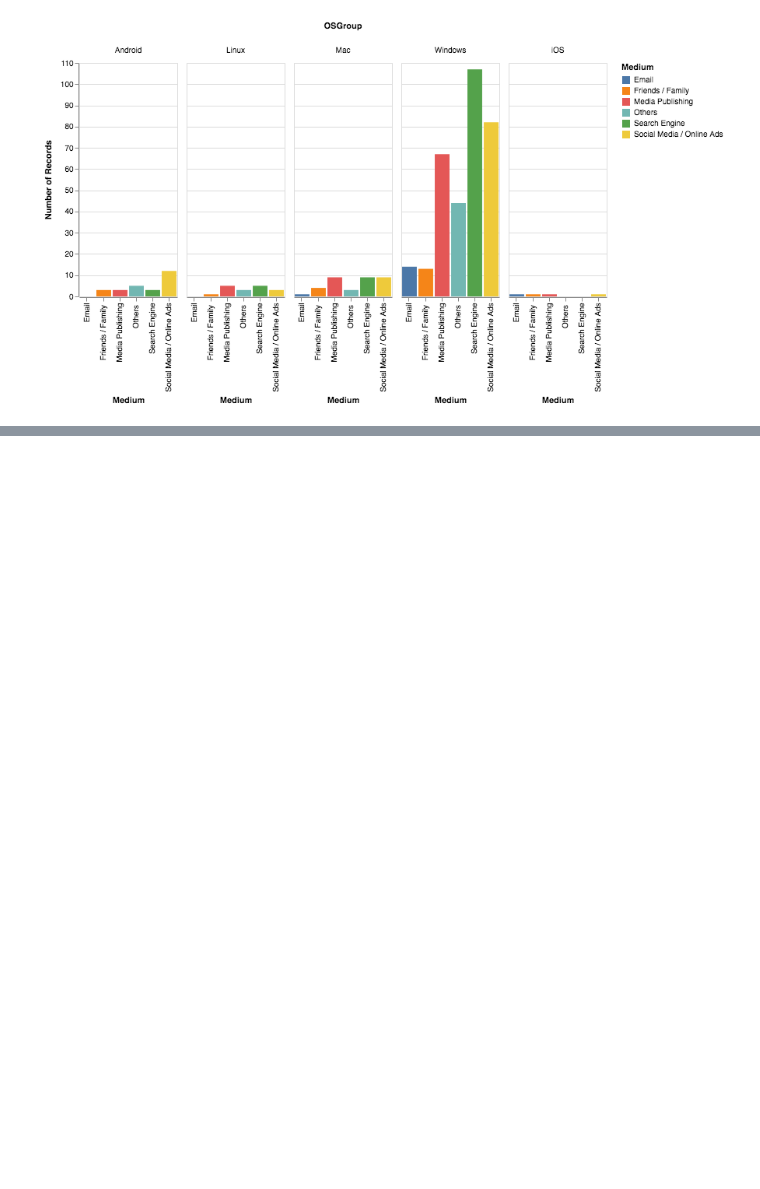
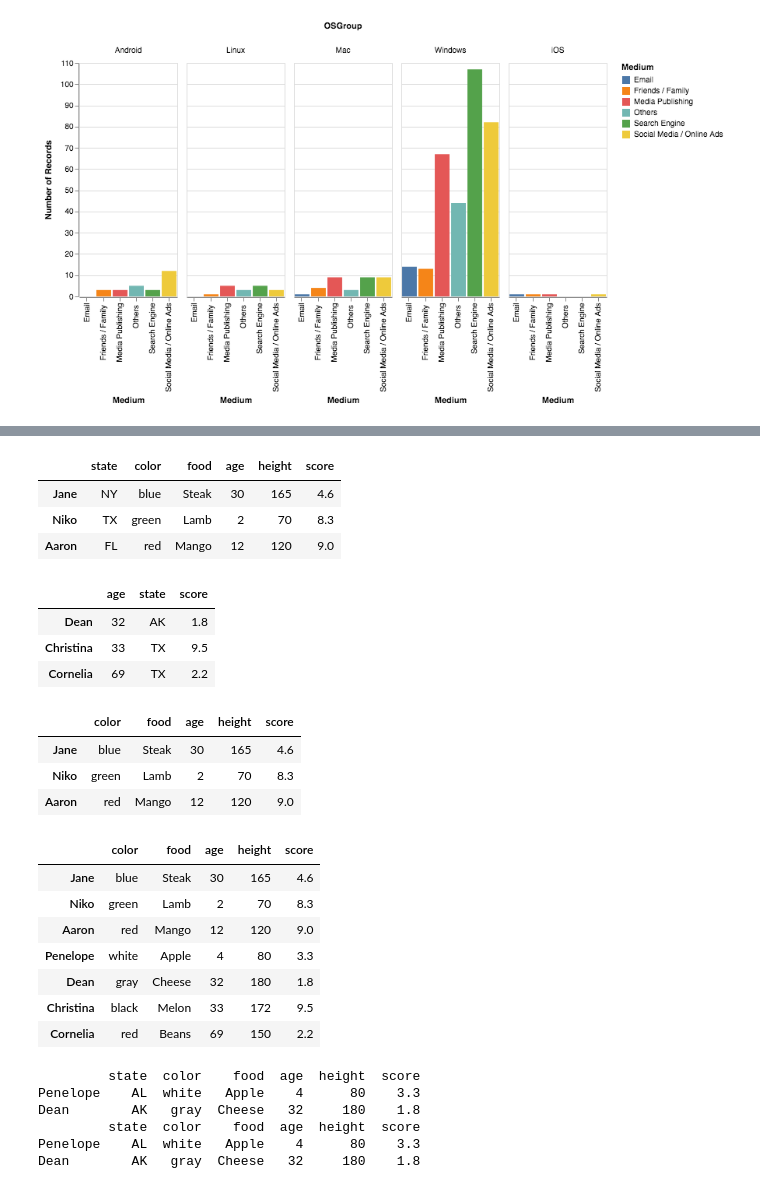
Before and after one commit to onlyphantom/WebAnalytics, a Jupyter notebook: panda_lecture.ipynb, the cells around one changed output, grey strips where cells are left out. Saved outputs shown, nothing was run; the diff lists cells and outputs as text; code cells hidden in the pictures; blank space fills up the shorter version.

```diff
--- a/panda_lecture.ipynb
+++ b/panda_lecture.ipynb
@@ -158,0 +319,43 @@ academy_processed.to_csv('')
+# %%
+df.loc[:'Aaron']
+# %% [output]
+|  | state | color | food | age | height | score |
+| Jane | NY | blue | Steak | 30 | 165 | 4.6 |
+| Niko | TX | green | Lamb | 2 | 70 | 8.3 |
+| Aaron | FL | red | Mango | 12 | 120 | 9.0 |
+# %%
+# Using .loc[row, column] simultaneously
+df.loc['Dean':'Cornelia', ['age','state','score']]
+# %% [output]
+|  | age | state | score |
+| Dean | 32 | AK | 1.8 |
+| Christina | 33 | TX | 9.5 |
+| Cornelia | 69 | TX | 2.2 |
+# %%
+df.loc[:'Aaron', 'color':]
+# %% [output]
+|  | color | food | age | height | score |
+| Jane | blue | Steak | 30 | 165 | 4.6 |
+| Niko | green | Lamb | 2 | 70 | 8.3 |
+| Aaron | red | Mango | 12 | 120 | 9.0 |
+# %%
+df.loc[:,'color':]
+# %% [output]
+|  | color | food | age | height | score |
+| Jane | blue | Steak | 30 | 165 | 4.6 |
+| Niko | green | Lamb | 2 | 70 | 8.3 |
+| Aaron | red | Mango | 12 | 120 | 9.0 |
+| Penelope | white | Apple | 4 | 80 | 3.3 |
+| Dean | gray | Cheese | 32 | 180 | 1.8 |
+| Christina | black | Melon | 33 | 172 | 9.5 |
+| Cornelia | red | Beans | 69 | 150 | 2.2 |
+# %%
+print(df.loc[['Penelope', 'Dean'], :])
+print(df.loc[['Penelope', 'Dean']])
+# %% [output]
+         state  color    food  age  height  score
+Penelope    AL  white   Apple    4      80    3.3
+Dean        AK   gray  Cheese   32     180    1.8
+         state  color    food  age  height  score
+Penelope    AL  white   Apple    4      80    3.3
+Dean        AK   gray  Cheese   32     180    1.8
```
Also changed, not shown: parts of 26 cells of this notebook.
